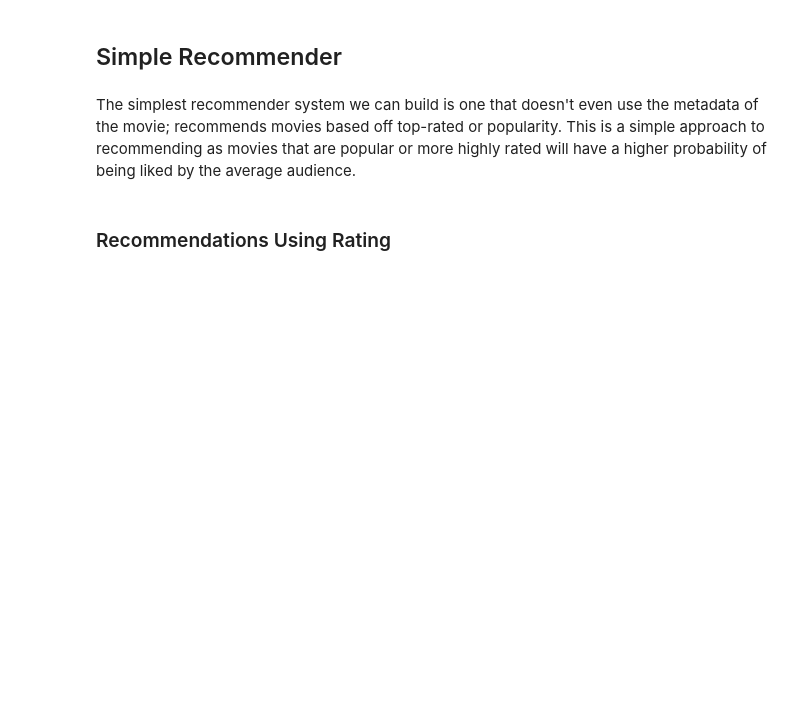
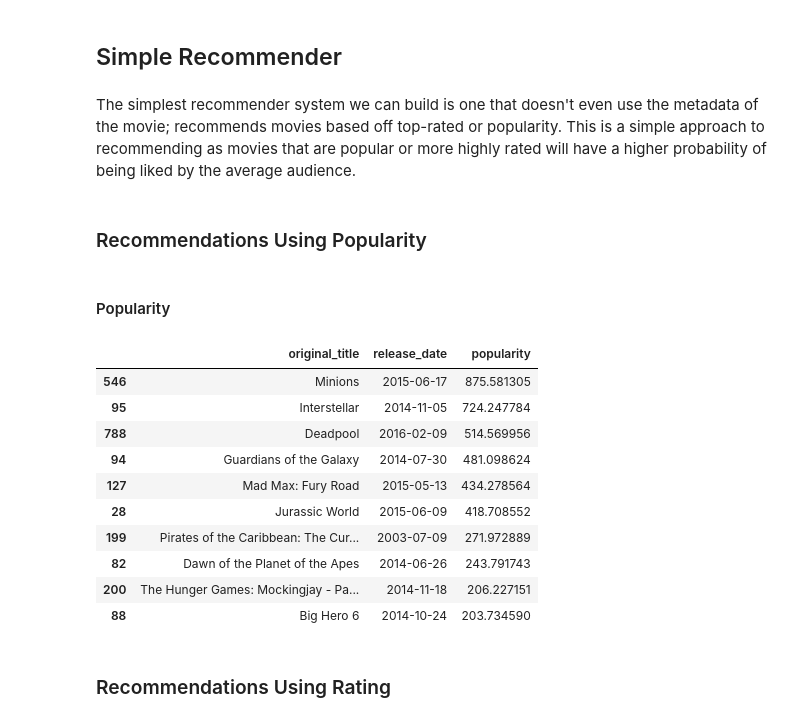
Before and after one commit to zhikaichen99/RecommenderSystems, a Jupyter notebook: Content-Based-Filtering.ipynb, the cells around one changed output. Cells and saved outputs as stored; diff of their text form; code cells hidden in the pictures; blank space fills up the shorter version.

```diff
--- a/Content-Based-Filtering.ipynb
+++ b/Content-Based-Filtering.ipynb
@@ -129,6 +129,24 @@ for feature in continuous_features:
 ## Simple Recommender
 # %% [markdown]
 The simplest recommender system we can build is one that doesn't even use the metadata of the movie; recommends movies based off top-rated or popularity. This is a simple approach to recommending as movies that are popular or more highly rated will have a higher probability of being liked by the average audience.
+# %% [markdown]
+### Recommendations Using Popularity
+# %% [markdown]
+#### Popularity
+# %%
+df.sort_values('popularity', ascending = False)[['original_title', 'release_date','popularity']].head(10)
+# %% [output]
+|  | original_title | release_date | popularity |
+| 546 | Minions | 2015-06-17 | 875.581305 |
+| 95 | Interstellar | 2014-11-05 | 724.247784 |
+| 788 | Deadpool | 2016-02-09 | 514.569956 |
+| 94 | Guardians of the Galaxy | 2014-07-30 | 481.098624 |
+| 127 | Mad Max: Fury Road | 2015-05-13 | 434.278564 |
+| 28 | Jurassic World | 2015-06-09 | 418.708552 |
+| 199 | Pirates of the Caribbean: The Cur... | 2003-07-09 | 271.972889 |
+| 82 | Dawn of the Planet of the Apes | 2014-06-26 | 243.791743 |
+| 200 | The Hunger Games: Mockingjay - Pa... | 2014-11-18 | 206.227151 |
+| 88 | Big Hero 6 | 2014-10-24 | 203.734590 |
 # %% [markdown]
 ### Recommendations Using Rating
 # %% [markdown]
```
Also changed, not shown: parts of 29 cells of this notebook.
